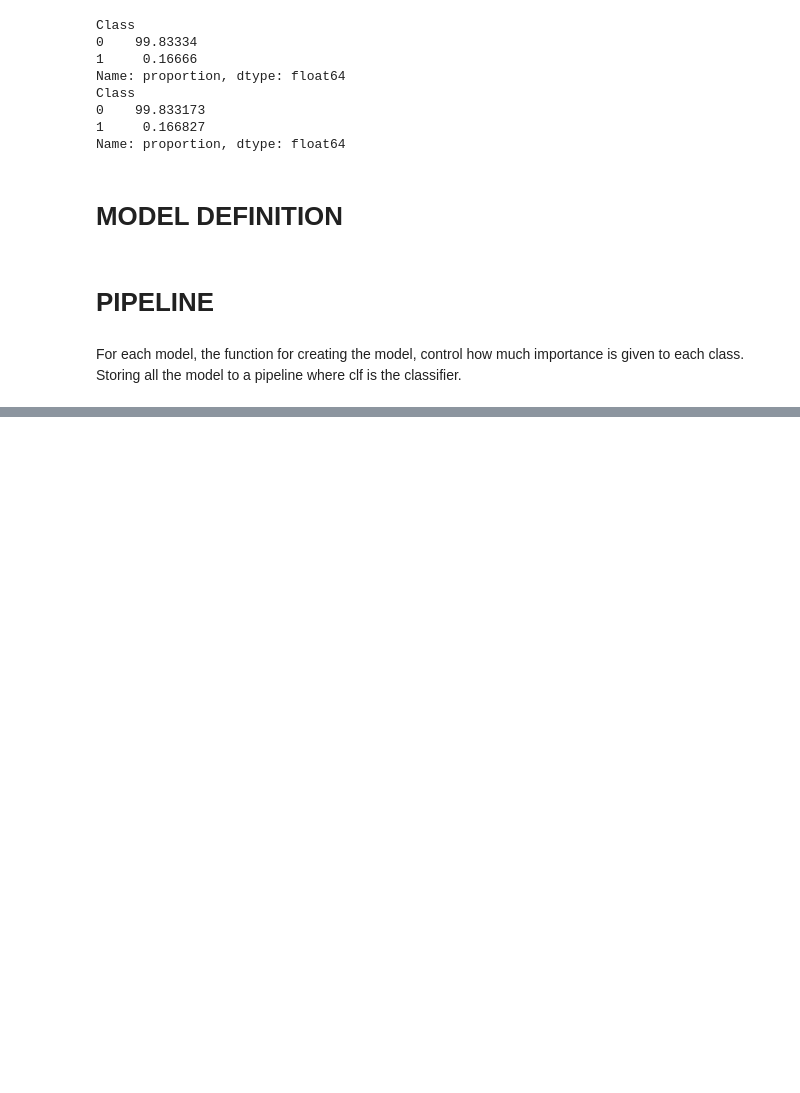
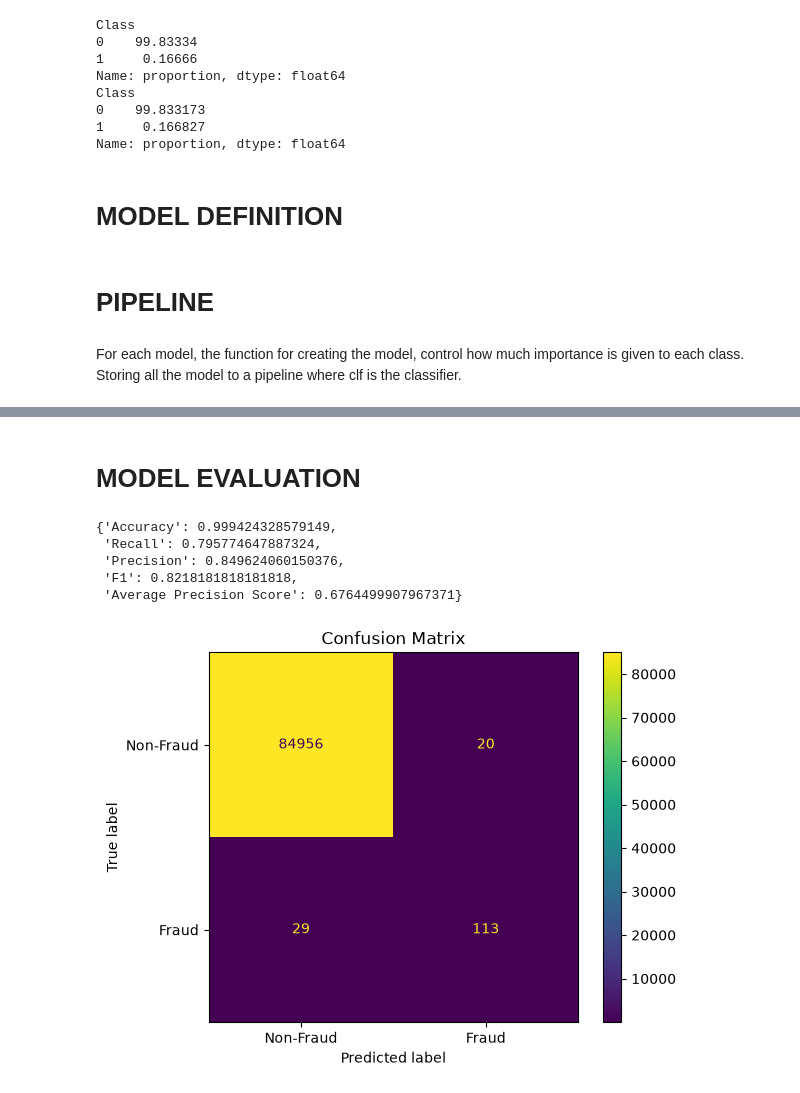
Before and after one commit to CodeWithNafisat/OIBSIP, a Jupyter notebook: DataAnalytics-L2-FraudDetection/FraudDetection.ipynb, the cells around one changed output, grey strips where cells are left out. Saved outputs shown, nothing was run; the diff lists cells and outputs as text; code cells hidden in the pictures; blank space fills up the shorter version.

```diff
--- a/DataAnalytics-L2-FraudDetection/FraudDetection.ipynb
+++ b/DataAnalytics-L2-FraudDetection/FraudDetection.ipynb
@@ -311,0 +391,4 @@ results = results.sort_value ("pr_auc", ascending = False)
+# %%
+# From the qualified thresholds, select the one with the highest recall
+best_threshold = qualified.loc[ qualified["Recall"].idxmax(), "Threshold"]
+print(f"Best threshold {best_threshold:.2f}")
@@ -311,0 +397,3 @@ results = results.sort_value ("pr_auc", ascending = False)
+# %%
+# Fit the model with the training data
+best_pipeline.fit(X_train, y_train)
@@ -311,0 +408,6 @@ results = results.sort_value ("pr_auc", ascending = False)
+# %%
+y_test_proba = best_pipeline.predict_proba(X_test)[:, 1]
+# %%
+y_test_pred = (y_test_proba >= best_threshold).astype(int)
+# %% [markdown]
+# MODEL EVALUATION
@@ -311,0 +422,16 @@ results = results.sort_value ("pr_auc", ascending = False)
+# %%
+final_metrics
+# %% [output]
+{'Accuracy': 0.999424328579149,
+ 'Recall': 0.795774647887324,
+ 'Precision': 0.849624060150376,
+ 'F1': 0.8218181818181818,
+ 'Average Precision Score': 0.6764499907967371}
+# %%
+ConfusionMatrixDisplay.from_predictions(
+    y_test, y_test_pred, display_labels = ["Non-Fraud", "Fraud"])
+
+plt.title("Confusion Matrix")
+plt.show()
+# %% [output]
+[figure, added]
```
Also changed, not shown: parts of 17 cells of this notebook.
